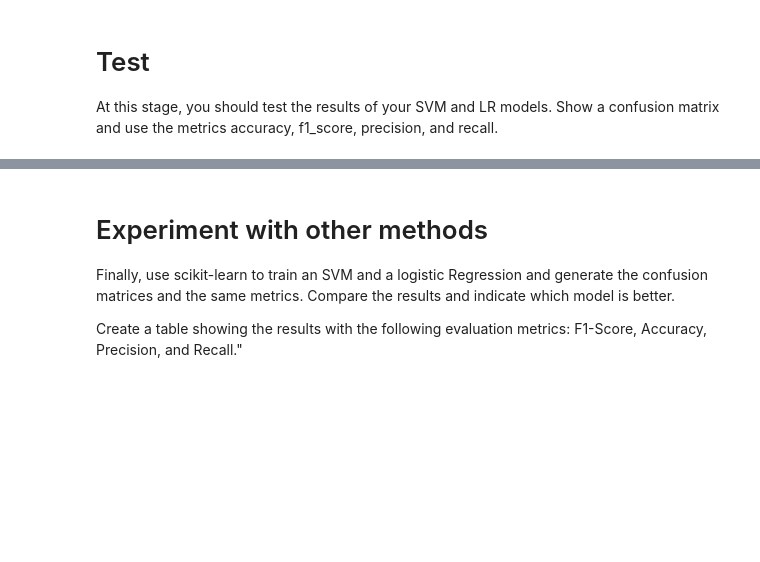
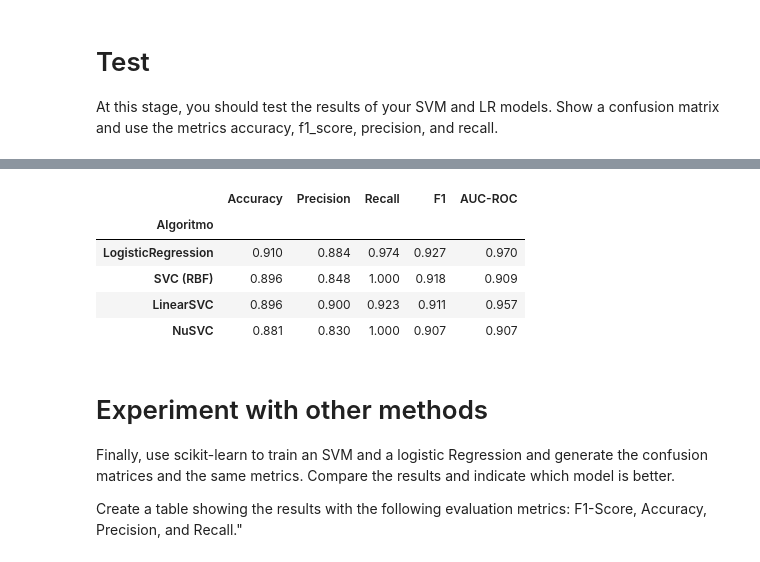
Before and after one commit to BrajanNieto/Mlearning, a Jupyter notebook: 04_SVM_Comparison.ipynb, the cells around one changed output, grey strips where cells are left out. Saved outputs shown, nothing was run; the diff lists cells and outputs as text; code cells hidden in the pictures; blank space fills up the shorter version.

```diff
--- a/04_SVM_Comparison.ipynb
+++ b/04_SVM_Comparison.ipynb
@@ -207,5 +270,14 @@ At this stage, you should test the results of your SVM and LR models. Show a con
 # %%
 # Write your code here
+df_results = pd.DataFrame(results).set_index("Algoritmo")
+display(df_results.style.format("{:.3f}"))
+# %% [output]
+|  | Accuracy | Precision | Recall | F1 | AUC-ROC |
+| Algoritmo |  |  |  |  |  |
+| LogisticRegression | 0.910 | 0.884 | 0.974 | 0.927 | 0.970 |
+| SVC (RBF) | 0.896 | 0.848 | 1.000 | 0.918 | 0.909 |
+| LinearSVC | 0.896 | 0.900 | 0.923 | 0.911 | 0.957 |
+| NuSVC | 0.881 | 0.830 | 1.000 | 0.907 | 0.907 |
 # %% [markdown]
 # Experiment with other methods
 Finally, use scikit-learn to train an SVM and a logistic Regression and generate the confusion matrices and the same metrics. Compare the results and indicate which model is better.
```
Also changed, not shown: parts of 14 cells of this notebook.
